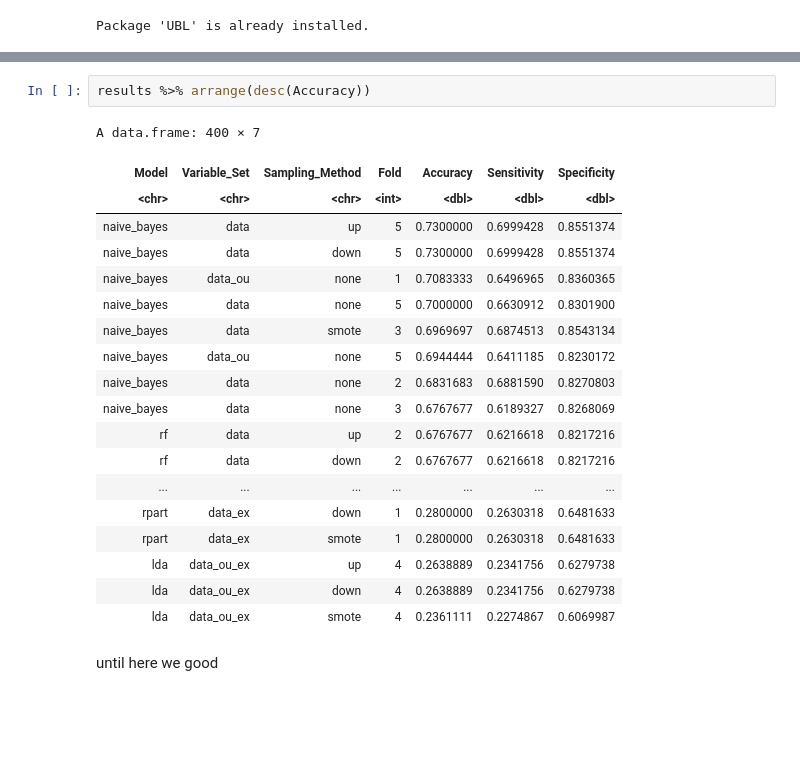
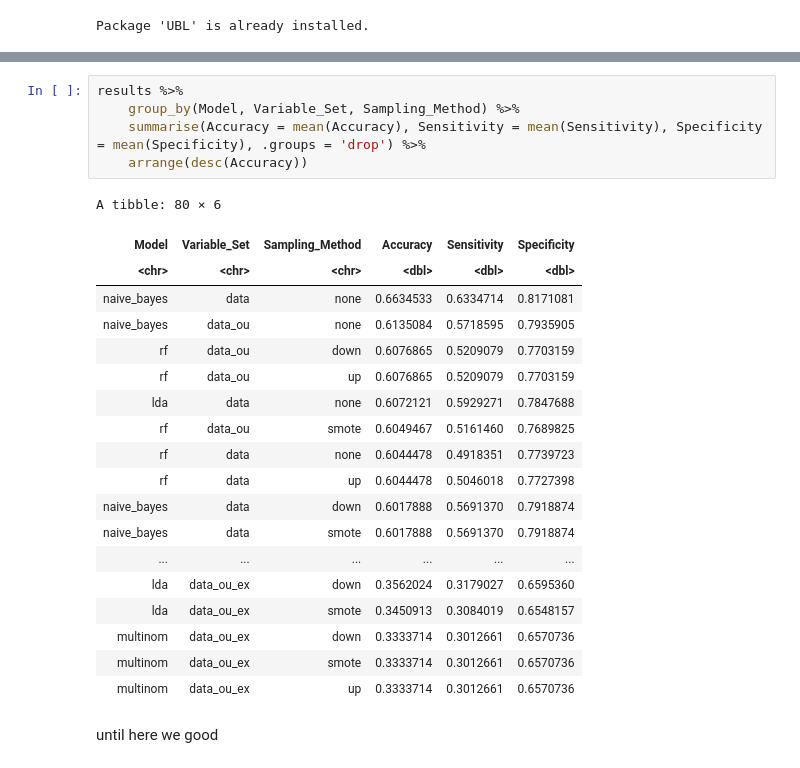
Before and after one commit to TobiasInfo/UTC_SY19, a Jupyter notebook: classification.ipynb, the cells around one changed output, grey strips where cells are left out. Drawn from its saved outputs; the diff is of its cells as text; blank space fills up the shorter version.

```diff
--- a/classification.ipynb
+++ b/classification.ipynb
@@ -253,25 +318,28 @@ iter  20 value 37.339393
-# %%
-results %>% arrange(desc(Accuracy))
-# %% [output]
-A data.frame: 400 × 7
-| Model | Variable_Set | Sampling_Method | Fold | Accuracy | Sensitivity | Specificity |
-| <chr> | <chr> | <chr> | <int> | <dbl> | <dbl> | <dbl> |
-| naive_bayes | data | up | 5 | 0.7300000 | 0.6999428 | 0.8551374 |
-| naive_bayes | data | down | 5 | 0.7300000 | 0.6999428 | 0.8551374 |
-| naive_bayes | data_ou | none | 1 | 0.7083333 | 0.6496965 | 0.8360365 |
-| naive_bayes | data | none | 5 | 0.7000000 | 0.6630912 | 0.8301900 |
-| naive_bayes | data | smote | 3 | 0.6969697 | 0.6874513 | 0.8543134 |
-| naive_bayes | data_ou | none | 5 | 0.6944444 | 0.6411185 | 0.8230172 |
-| naive_bayes | data | none | 2 | 0.6831683 | 0.6881590 | 0.8270803 |
-| naive_bayes | data | none | 3 | 0.6767677 | 0.6189327 | 0.8268069 |
-| rf | data | up | 2 | 0.6767677 | 0.6216618 | 0.8217216 |
-| rf | data | down | 2 | 0.6767677 | 0.6216618 | 0.8217216 |
-| ... | ... | ... | ... | ... | ... | ... |
-| rpart | data_ex | down | 1 | 0.2800000 | 0.2630318 | 0.6481633 |
-| rpart | data_ex | smote | 1 | 0.2800000 | 0.2630318 | 0.6481633 |
-| lda | data_ou_ex | up | 4 | 0.2638889 | 0.2341756 | 0.6279738 |
-| lda | data_ou_ex | down | 4 | 0.2638889 | 0.2341756 | 0.6279738 |
-| lda | data_ou_ex | smote | 4 | 0.2361111 | 0.2274867 | 0.6069987 |
+# %%
+results %>%
+    group_by(Model, Variable_Set, Sampling_Method) %>%
+    summarise(Accuracy = mean(Accuracy), Sensitivity = mean(Sensitivity), Specificity = mean(Specificity), .groups = 'drop') %>%
+    arrange(desc(Accuracy))
+# %% [output]
+A tibble: 80 × 6
+| Model | Variable_Set | Sampling_Method | Accuracy | Sensitivity | Specificity |
+| <chr> | <chr> | <chr> | <dbl> | <dbl> | <dbl> |
+| naive_bayes | data | none | 0.6634533 | 0.6334714 | 0.8171081 |
+| naive_bayes | data_ou | none | 0.6135084 | 0.5718595 | 0.7935905 |
+| rf | data_ou | down | 0.6076865 | 0.5209079 | 0.7703159 |
+| rf | data_ou | up | 0.6076865 | 0.5209079 | 0.7703159 |
+| lda | data | none | 0.6072121 | 0.5929271 | 0.7847688 |
+| rf | data_ou | smote | 0.6049467 | 0.5161460 | 0.7689825 |
+| rf | data | none | 0.6044478 | 0.4918351 | 0.7739723 |
+| rf | data | up | 0.6044478 | 0.5046018 | 0.7727398 |
+| naive_bayes | data | down | 0.6017888 | 0.5691370 | 0.7918874 |
+| naive_bayes | data | smote | 0.6017888 | 0.5691370 | 0.7918874 |
+| ... | ... | ... | ... | ... | ... |
+| lda | data_ou_ex | down | 0.3562024 | 0.3179027 | 0.6595360 |
+| lda | data_ou_ex | smote | 0.3450913 | 0.3084019 | 0.6548157 |
+| multinom | data_ou_ex | down | 0.3333714 | 0.3012661 | 0.6570736 |
+| multinom | data_ou_ex | smote | 0.3333714 | 0.3012661 | 0.6570736 |
+| multinom | data_ou_ex | up | 0.3333714 | 0.3012661 | 0.6570736 |
 # %% [markdown]
 until here we good
 # %%
```
Also changed, not shown: parts of 4 cells of this notebook.
